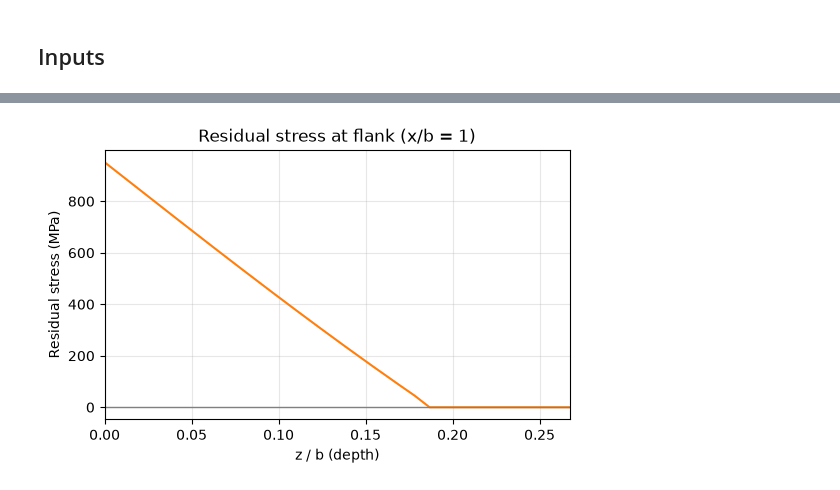
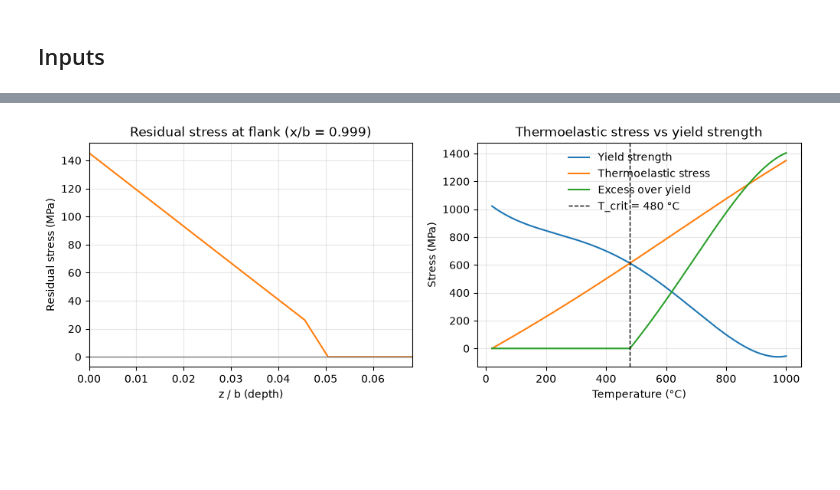
Before and after one commit to Ixiandesign/ME699_Cutting_Model, a Jupyter notebook: cutting_model.ipynb, the cells around one changed output, grey strips where cells are left out. Cells and saved outputs as stored; diff of their text form; code cells hidden in the pictures; blank space fills up the shorter version.

```diff
--- a/cutting_model.ipynb
+++ b/cutting_model.ipynb
@@ -42,0 +16,16 @@ Fixed-point iteration with damping $T_{guess} \leftarrow (\Delta T + T_{guess})/
+# %%
+v_m_min = 120.0  # cutting speed (m/min); sheet range 6-300
+h_mm    = 0.05   # feed / uncut chip thickness (mm); sheet range up to 0.12
+w_mm    = 3.0    # width of cut (mm)
+
+# Sheet constants
+consts = Constants(
+    shear_angle_deg=35.0,
+    rake_angle_deg=0.0,
+    clearance_angle_deg=5.0,
+    edge_radius_um=10.0,
+    a_low=0.95,    # calibration factor, Pe < 5
+    a_high=0.90,   # calibration factor, Pe > 5
+)
+T_init = initial_guess()      # initial temperature guess (deg C): halfway between ambient and melting
+T_crit_speed = T_CRIT_SPEED   # Tc used for the critical speed (deg C)
@@ -42,0 +36,4 @@ Fixed-point iteration with damping $T_{guess} \leftarrow (\Delta T + T_{guess})/
+# %%
+s = solve(v_m_min, h_mm, w_mm, consts, T_init)
+r = s.row
+print(f"Fc = {r.Fc:.1f} N")
@@ -130,9 +152,19 @@ Yielded depth       = 35.6 um
 # %%
-fig, ax = plt.subplots(figsize=(6, 3.5))
-ax.plot(r2.z_over_b, r2.residual_stress_MPa, color="C1")
-ax.axhline(0, color="gray", lw=1)
-ax.set(title="Residual stress at flank (x/b = 1)", xlabel="z / b (depth)", ylabel="Residual stress (MPa)",
-       xlim=(0, 1.5 * yielded.max() if yielded.size else 1.0))
-ax.grid(alpha=0.3)
+fig, (a1, a2) = plt.subplots(1, 2, figsize=(12, 3.8))
+a1.plot(s.z_over_b, s.residual_stress_MPa, color="C1")
+a1.axhline(0, color="gray", lw=1)
+a1.set(title=f"Residual stress at flank (x/b = {s.flank_x_over_b:g})", xlabel="z / b (depth)", ylabel="Residual stress (MPa)",
+       xlim=(0, 1.5 * yielded.max() if yielded.size else z_hi))
+
+T = np.arange(20.0, 1001.0)
+yield_strength, thermal = TI64["sigma_y"](T), thermoelastic_stress(T)
+a2.plot(T, yield_strength, label="Yield strength")
+a2.plot(T, thermal, label="Thermoelastic stress")
+a2.plot(T, np.maximum(thermal - yield_strength, 0.0), label="Excess over yield")
+a2.axvline(Tc, color="k", ls="--", lw=1, label=f"T_crit = {Tc:.0f} °C")
+a2.set(title="Thermoelastic stress vs yield strength", xlabel="Temperature (°C)", ylabel="Stress (MPa)")
+a2.legend(frameon=False)
+for a in (a1, a2):
+    a.grid(alpha=0.3)
 # %% [output]
-[figure, old version]
+[figure, new version]
```
Also changed, not shown: parts of 18 cells of this notebook, 4 other files.
